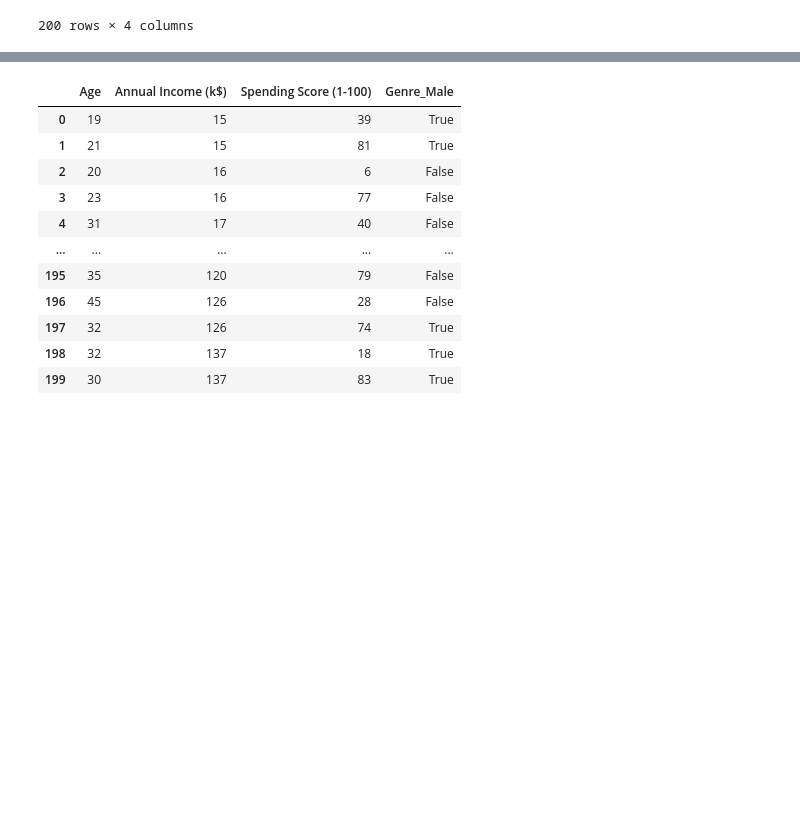
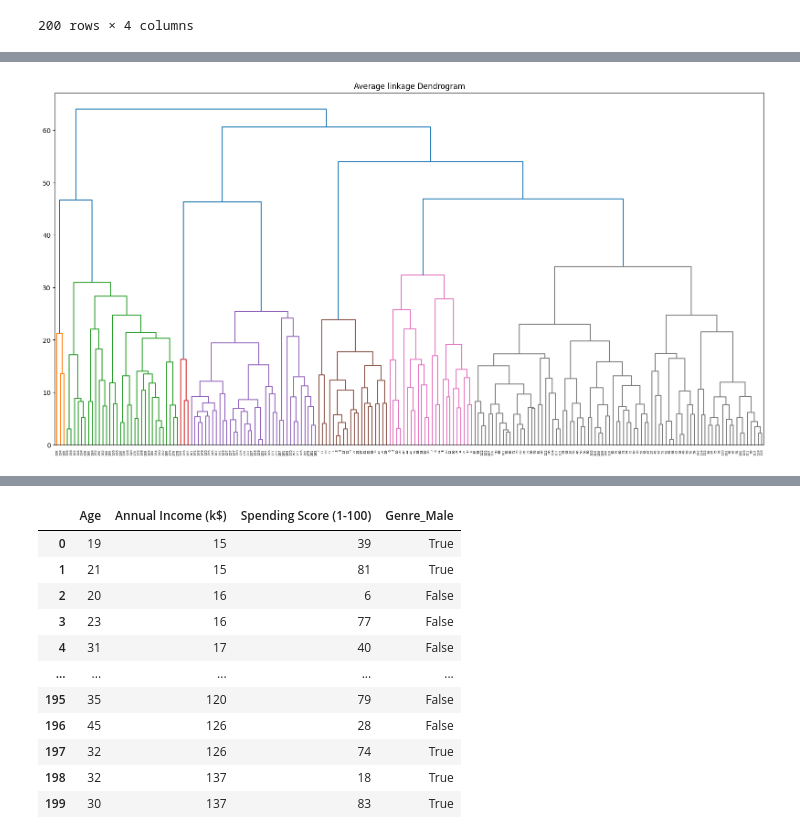
Before and after one commit to haram4th/fintech_pm_data_science, a Jupyter notebook: 06machine_learning/10군집분석_계층적군집_비계층적군집.ipynb, the cells around one changed output, grey strips where cells are left out. Cells and saved outputs as stored; diff of their text form; code cells hidden in the pictures; blank space fills up the shorter version.

```diff
--- a/06machine_learning/10군집분석_계층적군집_비계층적군집.ipynb
+++ b/06machine_learning/10군집분석_계층적군집_비계층적군집.ipynb
@@ -129,6 +133,8 @@ data
 # %%
-# plt.figure(figsize=(20,10))
-# plt.title("Average linkage Dendrogram")
-# dend = shc.dendrogram(shc.linkage(data, method='average'))
-# plt.show()
+plt.figure(figsize=(20,10))
+plt.title("Average linkage Dendrogram")
+dend = shc.dendrogram(shc.linkage(data, method='average'))
+plt.show()
+# %% [output]
+[figure, added]
 # %%
```
Also changed, not shown: parts of 11 cells of this notebook, 1 other file.
